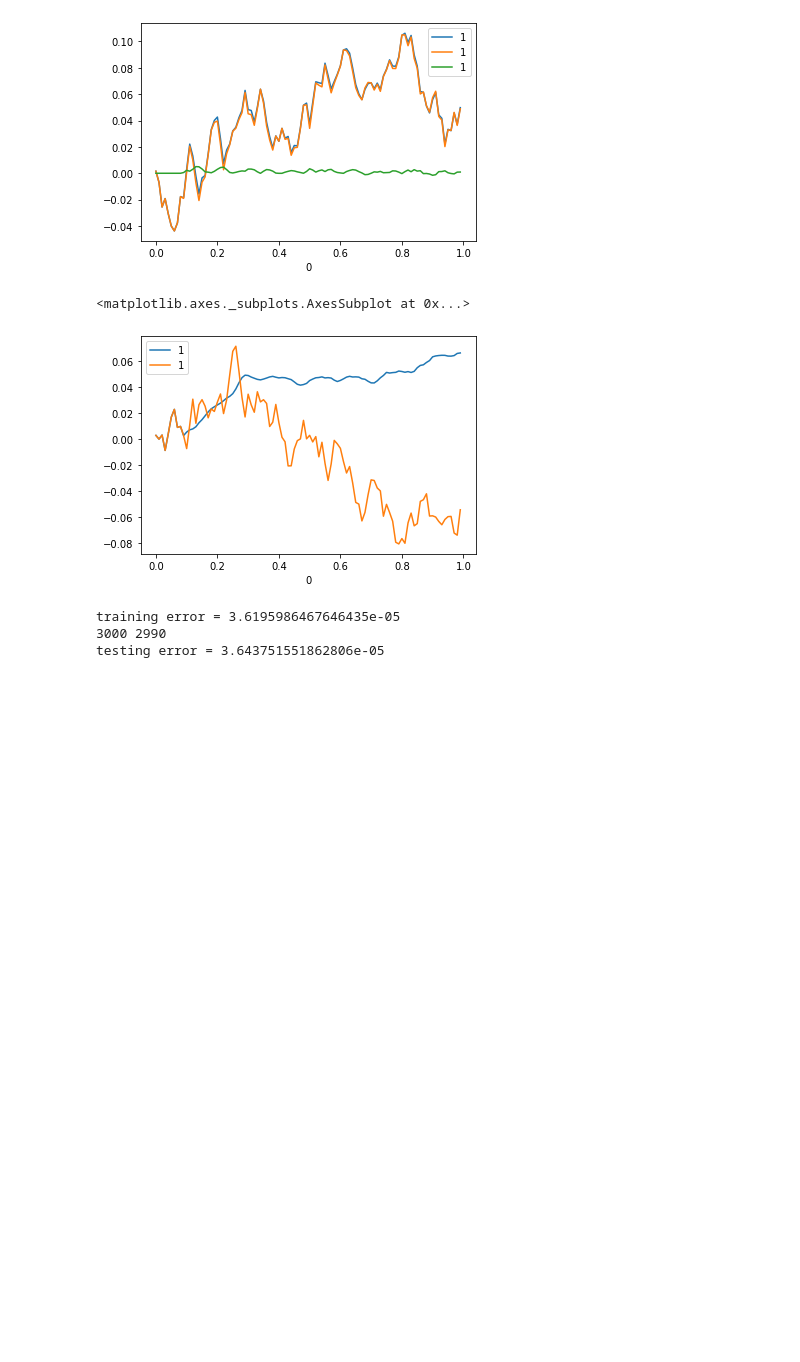
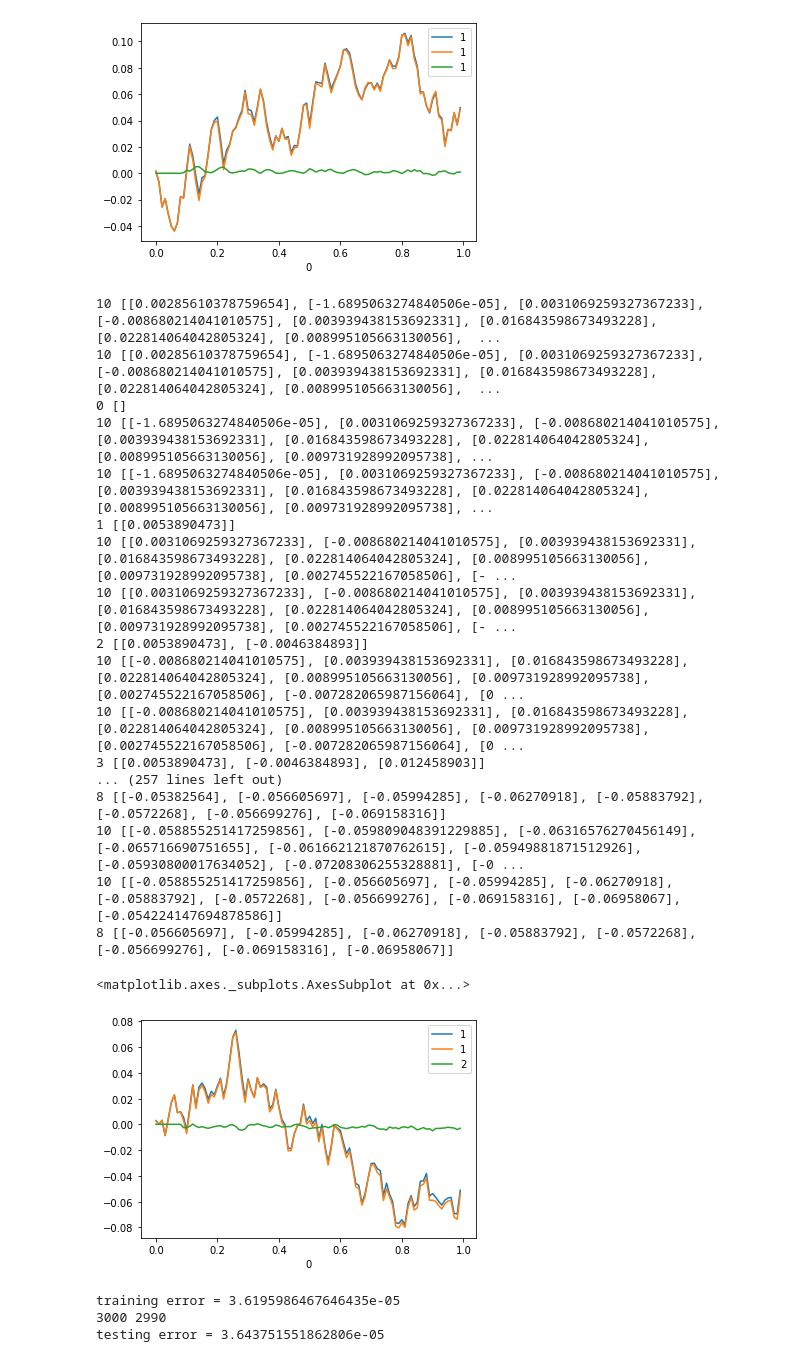
Before and after one commit to hrbolek/learning, a Jupyter notebook: itsystems/neural.ipynb, the cells around one changed output. Cells and saved outputs as stored; diff of their text form; code cells hidden in the pictures; blank space fills up the shorter version.

```diff
--- a/itsystems/neural.ipynb
+++ b/itsystems/neural.ipynb
@@ -460,25 +381,27 @@ def calculateError(signal, predictedSignal):
   return err
 
 seed(30) # important for deterministic results
-randomSignalExtended = list(createFilteredRandomSignal(30)) #list means store data permanently
-X_test, y_test = fromOutputToTrain(randomSignalExtended, windowSize)
+timeFunc = createTimeGenerator(startTime = 0, endTime = 20, deltaTime = 0.01)
+signalIn = list(createRandomSignal(timegen = timeFunc()))
+signalOut = list(system(signalIn))
+X_testOut, y_testOut = fromOutputToTrain(signalOut, windowSize)
+X_testIn, y_testIn = fromOutputToTrain(signalIn, windowSize)
 
-testing_error = model.evaluate(X_test, y_test, verbose=0)
+testing_error = model.evaluate(X_testIn, y_testOut, verbose=0)
 print('testing error = ' + str(testing_error))
+test_predict = model.predict(X_test)
+#err = calculateError(y_testOut, test_predict)
 
-test_predict = model.predict(X_test)
 #display(test_predict)
 #test_predict = test_predict.reshape(len(test_predict))
 #err = test_predict[1:] - y_test[:-1]
 
-err = calculateError(y_test, test_predict)
-
 #print(test_predict[:100])
 #print(y_test[:10])
 #print(err[:10])
-plt.plot(y_test[:100], 'b-')
+plt.plot(y_testOut[:100], 'b-')
 plt.plot(test_predict[1:100], 'g-')
-plt.plot(err[:100], 'r-')
+#plt.plot(err[:100], 'r-')
 plt.grid(which='both')
 plt.show()
 # %% [output]
@@ -532,35 +455,73 @@ ax = plotSignal(err, ax = ax)
 [(0.08, -0.0177054412237908), (0.09, -0.01906706640904789), (0.09999999999999999, 0.0008630045591093392), (0.10999999999999999, 0.02055725427986336), (0.11999999999999998, 0.010058703160002454), (0.12 ...
 [figure]
 # %%
-def createFortuneTellerPlus(model, windowSize):
+def createFortuneTellerPlus(model, windowSize, memorySize = 2):
   def fortuneTeller(g):
     buffer = []
+    newValues = []
     newValue = None
+    error = 0
     for time, value in g:
+
       buffer.append([value])
       if len(buffer) == windowSize:
-        newValue = model.predict([buffer])
+        dataFeed = [*buffer]
+        if (len(newValues) == memorySize):
+          #error = value - new
+          dataFeed = [*buffer[:windowSize - memorySize - 1], *newValues[-memorySize:], buffer[-1]]
+          #!!!!dataFeed[-2] = [newValue]!!!
+
+        #"""
+        print(len(buffer), buffer)
+        print(len(dataFeed), dataFeed)
+        print(len(newValues), newValues)
+        #"""
+
+        newValue = model.predict([dataFeed])[0][0]
+        newValues.append([newValue])
+        if (len(newValues) > memorySize):
+          newValues.pop(0)
 
       if newValue is None:
-        yield time, value, value
+        yield time, value, 0
       else:
-        yield time, newValue[0][0], value
+        yield time, newValue, value - newValue
+
 
       if len(buffer) == windowSize:
-        newValue = model.predict([buffer])
+        #newValue = model.predict([buffer])
         buffer.pop(0)
   return fortuneTeller
 
 seed(10) # important for deterministic results
 randomSignalExtended = list(createFilteredRandomSignal(1)) #list means store data permanently
-predictiveSystem = createFortuneTellerPlus(model = model, windowSize = 10)
+predictiveSystem = createFortuneTellerPlus(model = model, windowSize = 10, memorySize = 8)
 predictedSignal = list(predictiveSystem(randomSignalExtended))
+err = calculateError2(randomSignalExtended, predictedSignal)
 ax = plotSignal(predictedSignal)
 plotSignal(randomSignalExtended, ax = ax)
+plotSignal(predictedSignal, x = 0, y = 2, ax = ax)
 #displaySignal(predictedSignal)
 # %% [output]
-<matplotlib.axes._subplots.AxesSubplot at 0x...>
+10 [[0.00285610378759654], [-1.6895063274840506e-05], [0.0031069259327367233], [-0.008680214041010575], [0.003939438153692331], [0.016843598673493228], [0.022814064042805324], [0.008995105663130056],  ...
+10 [[0.00285610378759654], [-1.6895063274840506e-05], [0.0031069259327367233], [-0.008680214041010575], [0.003939438153692331], [0.016843598673493228], [0.022814064042805324], [0.008995105663130056],  ...
+0 []
+10 [[-1.6895063274840506e-05], [0.0031069259327367233], [-0.008680214041010575], [0.003939438153692331], [0.016843598673493228], [0.022814064042805324], [0.008995105663130056], [0.009731928992095738], ...
+10 [[-1.6895063274840506e-05], [0.0031069259327367233], [-0.008680214041010575], [0.003939438153692331], [0.016843598673493228], [0.022814064042805324], [0.008995105663130056], [0.009731928992095738], ...
+1 [[0.0053890473]]
+10 [[0.0031069259327367233], [-0.008680214041010575], [0.003939438153692331], [0.016843598673493228], [0.022814064042805324], [0.008995105663130056], [0.009731928992095738], [0.002745522167058506], [- ...
+10 [[0.0031069259327367233], [-0.008680214041010575], [0.003939438153692331], [0.016843598673493228], [0.022814064042805324], [0.008995105663130056], [0.009731928992095738], [0.002745522167058506], [- ...
+2 [[0.0053890473], [-0.0046384893]]
+10 [[-0.008680214041010575], [0.003939438153692331], [0.016843598673493228], [0.022814064042805324], [0.008995105663130056], [0.009731928992095738], [0.002745522167058506], [-0.007282065987156064], [0 ...
+10 [[-0.008680214041010575], [0.003939438153692331], [0.016843598673493228], [0.022814064042805324], [0.008995105663130056], [0.009731928992095738], [0.002745522167058506], [-0.007282065987156064], [0 ...
+3 [[0.0053890473], [-0.0046384893], [0.012458903]]
+... (257 lines left out)
+8 [[-0.05382564], [-0.056605697], [-0.05994285], [-0.06270918], [-0.05883792], [-0.0572268], [-0.056699276], [-0.069158316]]
+10 [[-0.058855251417259856], [-0.059809048391229885], [-0.06316576270456149], [-0.065716690751655], [-0.061662121870762615], [-0.05949881871512926], [-0.05930800017634052], [-0.07208306255328881], [-0 ...
+10 [[-0.058855251417259856], [-0.056605697], [-0.05994285], [-0.06270918], [-0.05883792], [-0.0572268], [-0.056699276], [-0.069158316], [-0.06958067], [-0.054224147694878586]]
+8 [[-0.056605697], [-0.05994285], [-0.06270918], [-0.05883792], [-0.0572268], [-0.056699276], [-0.069158316], [-0.06958067]]
+<matplotlib.axes._subplots.AxesSubplot at 0x...>
-[figure, old version]
+[figure, new version]
 # %%
 training_error = model.evaluate(X_train, y_train, verbose=0)
 print('training error = ' + str(training_error))
```
Also changed, not shown: parts of 11 cells of this notebook.
